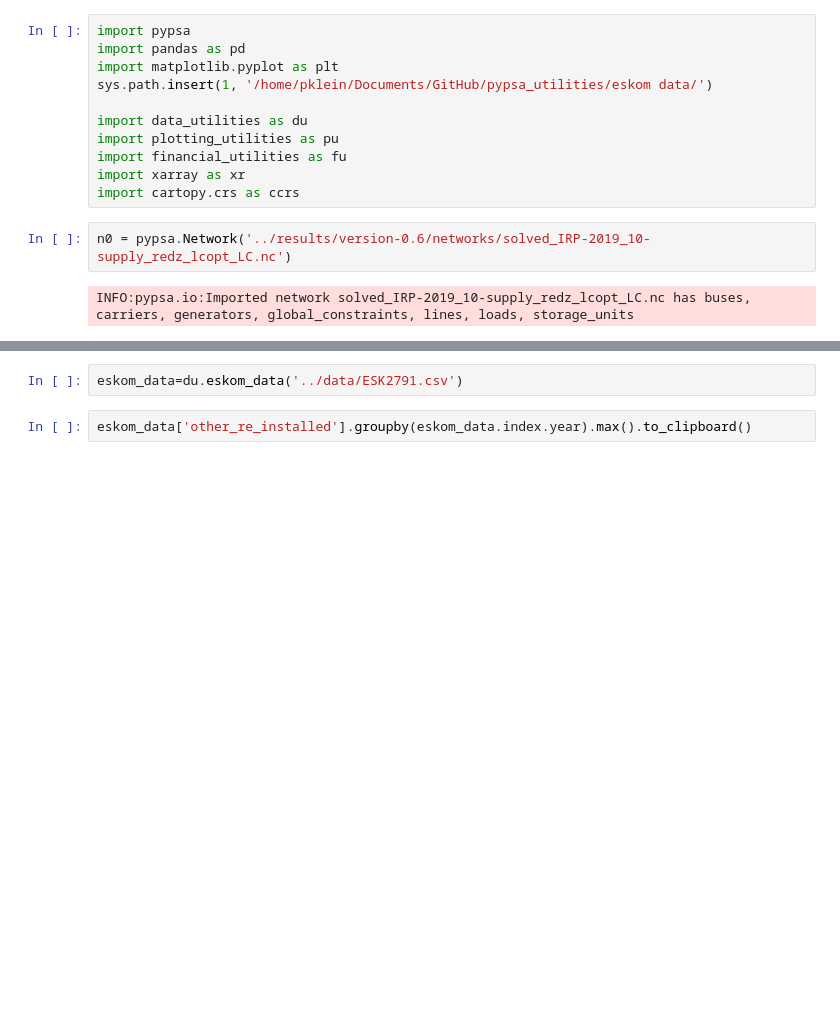
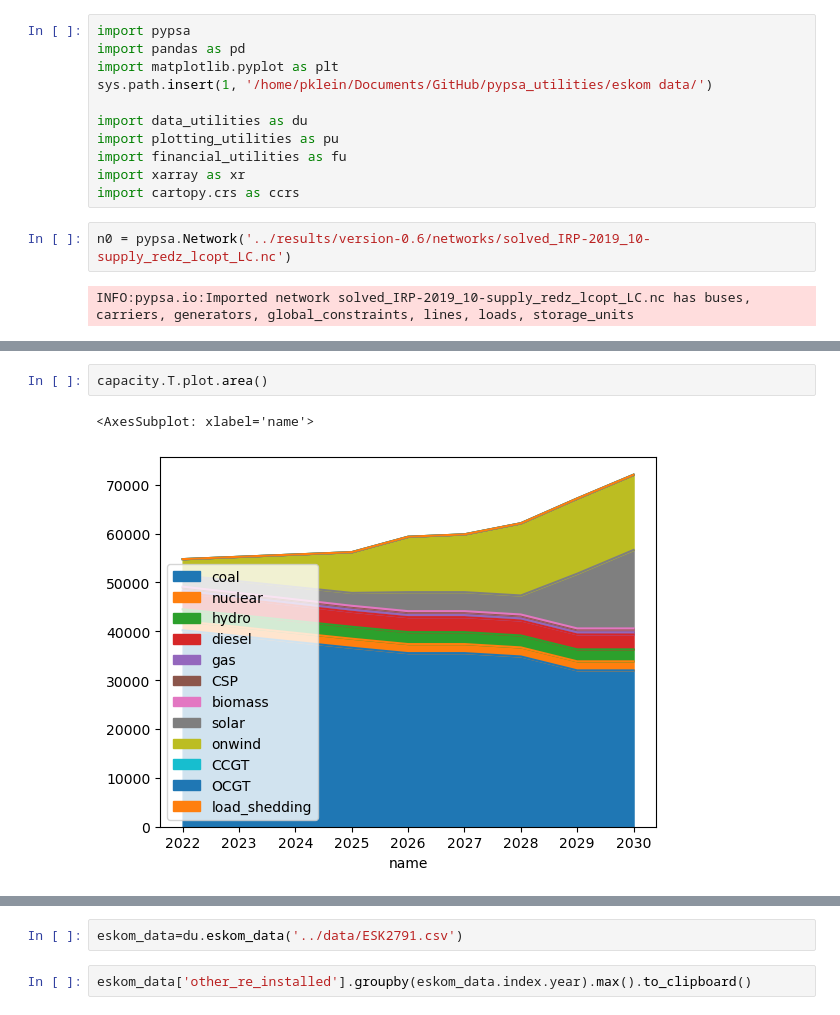
Before and after one commit to PyPSA/pypsa-za, a Jupyter notebook: notebooks/general_playground.ipynb, the cells around one changed output, grey strips where cells are left out. Drawn from its saved outputs; the diff is of its cells as text; blank space fills up the shorter version.

```diff
--- a/notebooks/general_playground.ipynb
+++ b/notebooks/general_playground.ipynb
@@ -104 +117,6 @@ capacity
+# %%
+capacity.T.plot.area()
+# %% [output]
+<AxesSubplot: xlabel='name'>
+[figure, added]
 # %%
```
Also changed, not shown: parts of 15 cells of this notebook, 8 other files.
